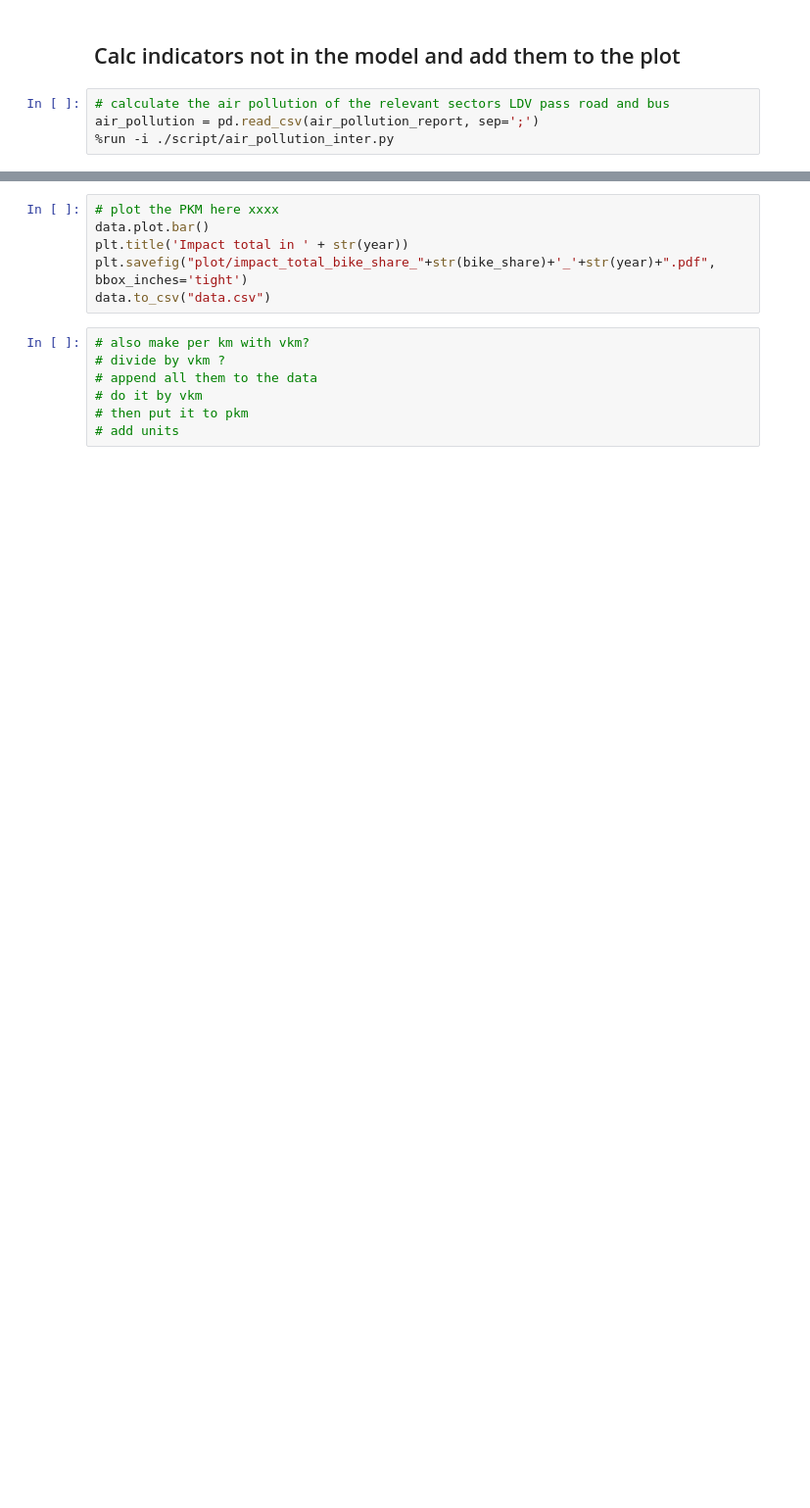
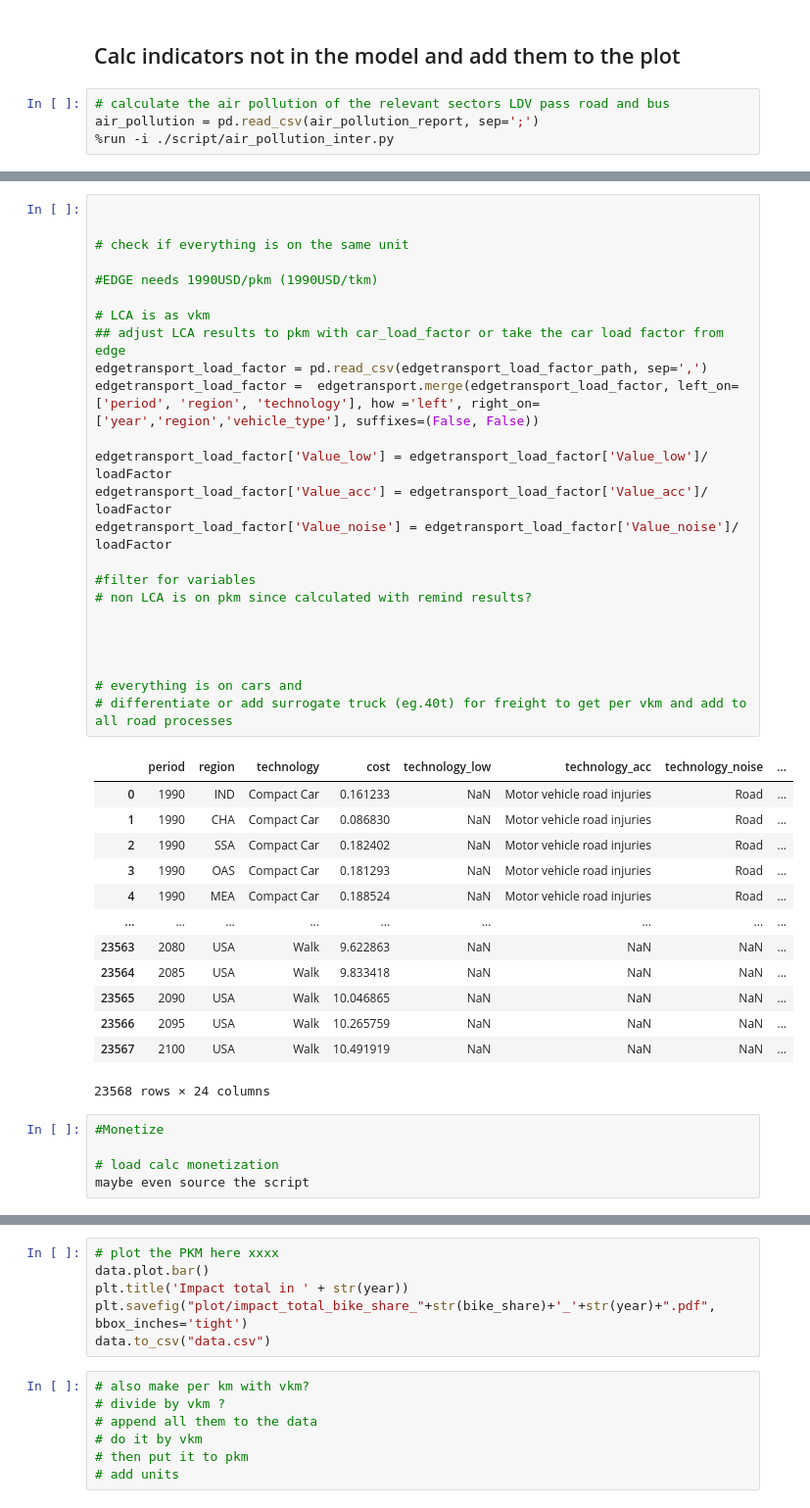
Before and after one commit to rauner/bicycles_rule, a Jupyter notebook: EDGE_T_internalization.ipynb, the cells around one changed output, grey strips where cells are left out. Shown at 98% size. Saved outputs shown, nothing was run; the diff lists cells and outputs as text; blank space fills up the shorter version.

```diff
--- a/EDGE_T_internalization.ipynb
+++ b/EDGE_T_internalization.ipynb
@@ -558 +556,44 @@ df_low
+# %%
+
+
+# check if everything is on the same unit
+
+#EDGE needs 1990USD/pkm (1990USD/tkm)
+
+# LCA is as vkm
+## adjust LCA results to pkm with car_load_factor or take the car load factor from edge
+edgetransport_load_factor = pd.read_csv(edgetransport_load_factor_path, sep=',')
+edgetransport_load_factor =  edgetransport.merge(edgetransport_load_factor, left_on=['period', 'region', 'technology'], how ='left', right_on=['year','region','vehicle_type'], suffixes=(False, False))
+
+edgetransport_load_factor['Value_low'] = edgetransport_load_factor['Value_low']/ loadFactor
+edgetransport_load_factor['Value_acc'] = edgetransport_load_factor['Value_acc']/ loadFactor
+edgetransport_load_factor['Value_noise'] = edgetransport_load_factor['Value_noise']/ loadFactor
+
+#filter for variables
+# non LCA is on pkm since calculated with remind results?
+
+
+
+
+# everything is on cars and
+# differentiate or add surrogate truck (eg.40t) for freight to get per vkm and add to all road processes
+# %% [output]
+|  | period | region | technology | cost | technology_low | technology_acc | technology_noise | ... |
+| 0 | 1990 | IND | Compact Car | 0.161233 | NaN | Motor vehicle road injuries | Road | ... |
+| 1 | 1990 | CHA | Compact Car | 0.086830 | NaN | Motor vehicle road injuries | Road | ... |
+| 2 | 1990 | SSA | Compact Car | 0.182402 | NaN | Motor vehicle road injuries | Road | ... |
+| 3 | 1990 | OAS | Compact Car | 0.181293 | NaN | Motor vehicle road injuries | Road | ... |
+| 4 | 1990 | MEA | Compact Car | 0.188524 | NaN | Motor vehicle road injuries | Road | ... |
+| ... | ... | ... | ... | ... | ... | ... | ... | ... |
+| 23563 | 2080 | USA | Walk | 9.622863 | NaN | NaN | NaN | ... |
+| 23564 | 2085 | USA | Walk | 9.833418 | NaN | NaN | NaN | ... |
+| 23565 | 2090 | USA | Walk | 10.046865 | NaN | NaN | NaN | ... |
+| 23566 | 2095 | USA | Walk | 10.265759 | NaN | NaN | NaN | ... |
+| 23567 | 2100 | USA | Walk | 10.491919 | NaN | NaN | NaN | ... |
+23568 rows × 24 columns
+# %%
+#Monetize
+
+# load calc monetization
+maybe even source the script
 # %%
```
Also changed, not shown: parts of 18 cells of this notebook, 1 other file.
